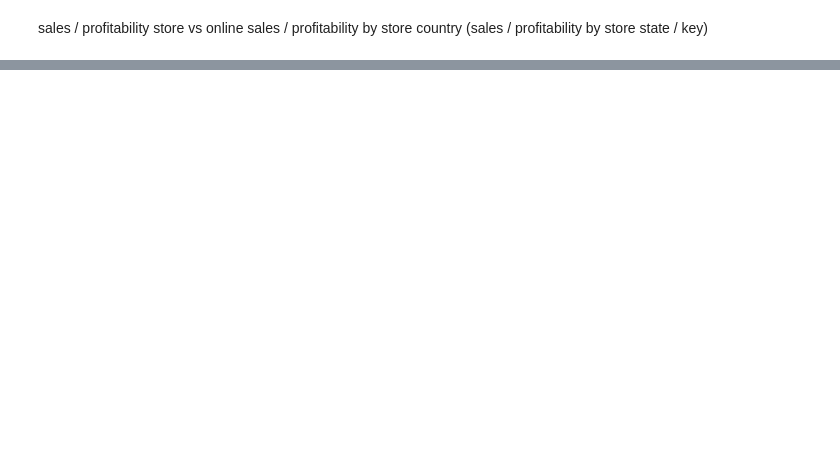
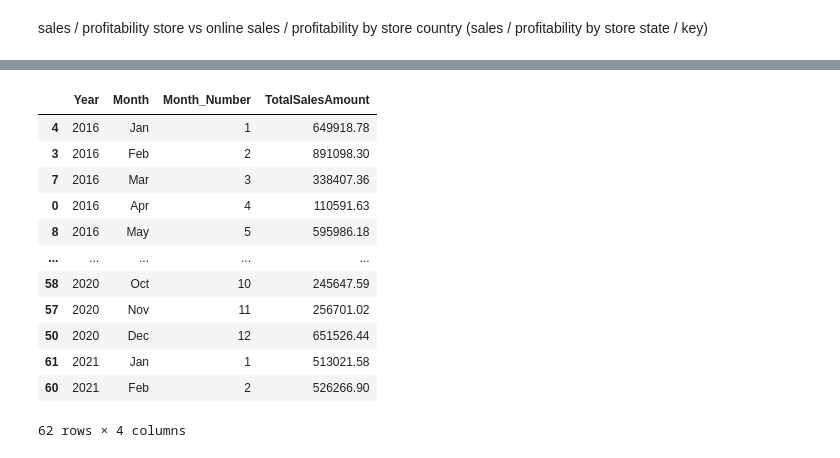
Before and after one commit to DimitriKneur/Global-Electronics-Retailer-Analysis, a Jupyter notebook: Data_Transformation_and_Exploration/data_processing.ipynb, the cells around one changed output, grey strips where cells are left out. Drawn from its saved outputs; the diff is of its cells as text; code cells hidden in the pictures; blank space fills up the shorter version.

```diff
--- a/Data_Transformation_and_Exploration/data_processing.ipynb
+++ b/Data_Transformation_and_Exploration/data_processing.ipynb
@@ -246,0 +479,18 @@ sales / profitability by store country
+# %%
+total_sales_per_date_aggregated = total_sales_per_date.groupby(["Year", "Month", "Month_Number"])["TotalSalesAmount"].sum().reset_index()
+total_sales_per_date_aggregated = total_sales_per_date_aggregated.sort_values(by=["Year", "Month_Number"], ascending=True)
+total_sales_per_date_aggregated
+# %% [output]
+|  | Year | Month | Month_Number | TotalSalesAmount |
+| 4 | 2016 | Jan | 1 | 649918.78 |
+| 3 | 2016 | Feb | 2 | 891098.30 |
+| 7 | 2016 | Mar | 3 | 338407.36 |
+| 0 | 2016 | Apr | 4 | 110591.63 |
+| 8 | 2016 | May | 5 | 595986.18 |
+| ... | ... | ... | ... | ... |
+| 58 | 2020 | Oct | 10 | 245647.59 |
+| 57 | 2020 | Nov | 11 | 256701.02 |
+| 50 | 2020 | Dec | 12 | 651526.44 |
+| 61 | 2021 | Jan | 1 | 513021.58 |
+| 60 | 2021 | Feb | 2 | 526266.90 |
+62 rows × 4 columns
```
Also changed, not shown: parts of 30 cells of this notebook.
